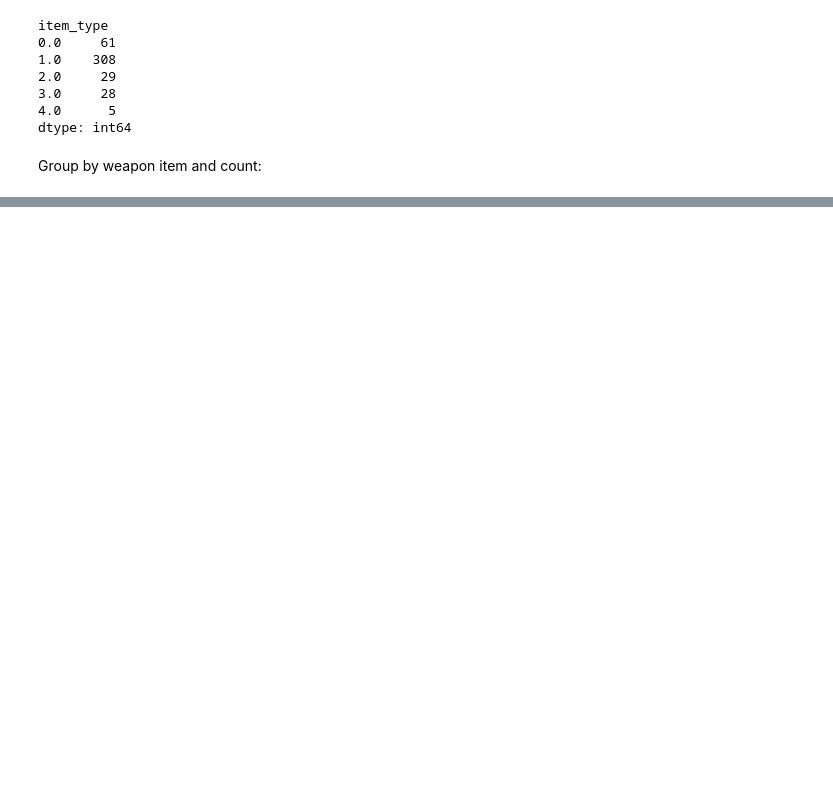
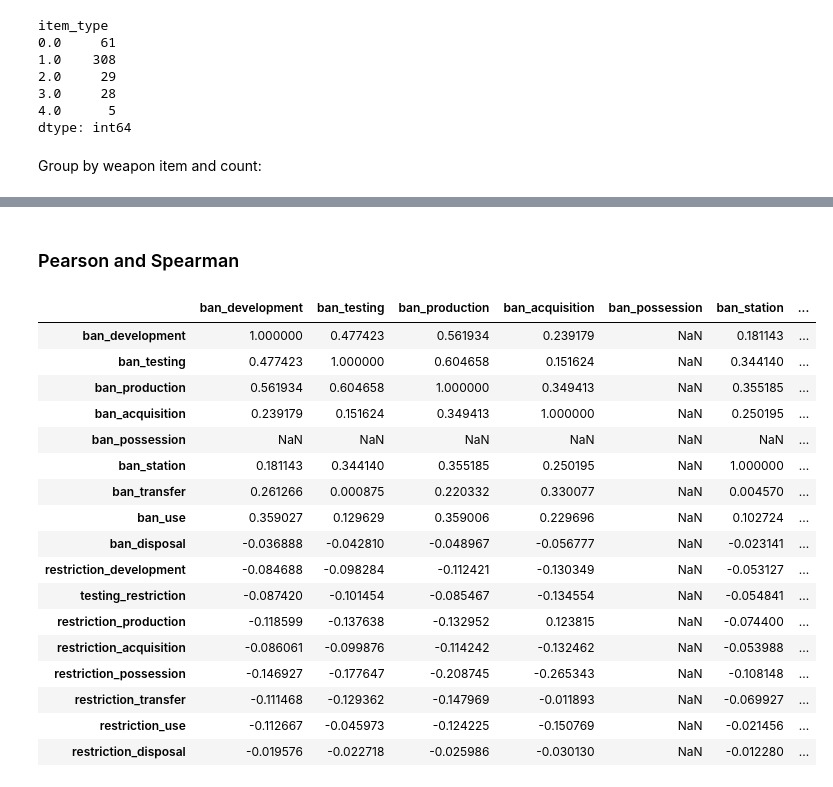
Before and after one commit to leheinzmann/amc-research-sprint-lh_gl, a Jupyter notebook: exploratory_data_analysis.ipynb, the cells around one changed output, grey strips where cells are left out. Saved outputs shown, nothing was run; the diff lists cells and outputs as text; code cells hidden in the pictures; blank space fills up the shorter version.

```diff
--- a/exploratory_data_analysis.ipynb
+++ b/exploratory_data_analysis.ipynb
@@ -60,0 +104,8 @@ Length: 235, dtype: int64
+# %%
+weapons_groupby_item_df = weapons_nosummary_df
+# strip
+weapons_groupby_item_df['item'] = weapons_groupby_item_df['item'].str.strip()
+# increase no. of rows displayed
+pd.options.display.max_rows = 500
+weapons_groupby_item_df = weapons_groupby_item_df['item'].value_counts()
+weapons_groupby_item_df
@@ -60,0 +261,11 @@ Length: 235, dtype: int64
+# %%
+# Separate ban and restriction columns
+ban_cols = [c for c in weapons_lifecycle_filtered_df.columns if c.startswith('ban_')]
+restriction_cols = [c for c in weapons_lifecycle_filtered_df.columns if 'restriction' in c]
+
+# Correlation between every ban col vs every restriction col
+corr_matrix = weapons_lifecycle_filtered_df[ban_cols + restriction_cols].corr()
+
+# Slice to only show ban vs restriction (not ban vs ban or restriction vs restriction)
+corr_ban_vs_restriction = corr_matrix.loc[ban_cols, restriction_cols]
+print(corr_ban_vs_restriction)
@@ -60,0 +321,24 @@ Length: 235, dtype: int64
+# %% [markdown]
+### Pearson and Spearman
+# %%
+# Pearson - default, fine for binary
+weapons_lifecycle_filtered_df[ban_cols + restriction_cols].corr(method='pearson')
+# %% [output]
+|  | ban_development | ban_testing | ban_production | ban_acquisition | ban_possession | ban_station | ... |
+| ban_development | 1.000000 | 0.477423 | 0.561934 | 0.239179 | NaN | 0.181143 | ... |
+| ban_testing | 0.477423 | 1.000000 | 0.604658 | 0.151624 | NaN | 0.344140 | ... |
+| ban_production | 0.561934 | 0.604658 | 1.000000 | 0.349413 | NaN | 0.355185 | ... |
+| ban_acquisition | 0.239179 | 0.151624 | 0.349413 | 1.000000 | NaN | 0.250195 | ... |
+| ban_possession | NaN | NaN | NaN | NaN | NaN | NaN | ... |
+| ban_station | 0.181143 | 0.344140 | 0.355185 | 0.250195 | NaN | 1.000000 | ... |
+| ban_transfer | 0.261266 | 0.000875 | 0.220332 | 0.330077 | NaN | 0.004570 | ... |
+| ban_use | 0.359027 | 0.129629 | 0.359006 | 0.229696 | NaN | 0.102724 | ... |
+| ban_disposal | -0.036888 | -0.042810 | -0.048967 | -0.056777 | NaN | -0.023141 | ... |
+| restriction_development | -0.084688 | -0.098284 | -0.112421 | -0.130349 | NaN | -0.053127 | ... |
+| testing_restriction | -0.087420 | -0.101454 | -0.085467 | -0.134554 | NaN | -0.054841 | ... |
+| restriction_production | -0.118599 | -0.137638 | -0.132952 | 0.123815 | NaN | -0.074400 | ... |
+| restriction_acquisition | -0.086061 | -0.099876 | -0.114242 | -0.132462 | NaN | -0.053988 | ... |
+| restriction_possession | -0.146927 | -0.177647 | -0.208745 | -0.265343 | NaN | -0.108148 | ... |
+| restriction_transfer | -0.111468 | -0.129362 | -0.147969 | -0.011893 | NaN | -0.069927 | ... |
+| restriction_use | -0.112667 | -0.045973 | -0.124225 | -0.150769 | NaN | -0.021456 | ... |
+| restriction_disposal | -0.019576 | -0.022718 | -0.025986 | -0.030130 | NaN | -0.012280 | ... |
```
Also changed, not shown: parts of 24 cells of this notebook, 1 other file.
